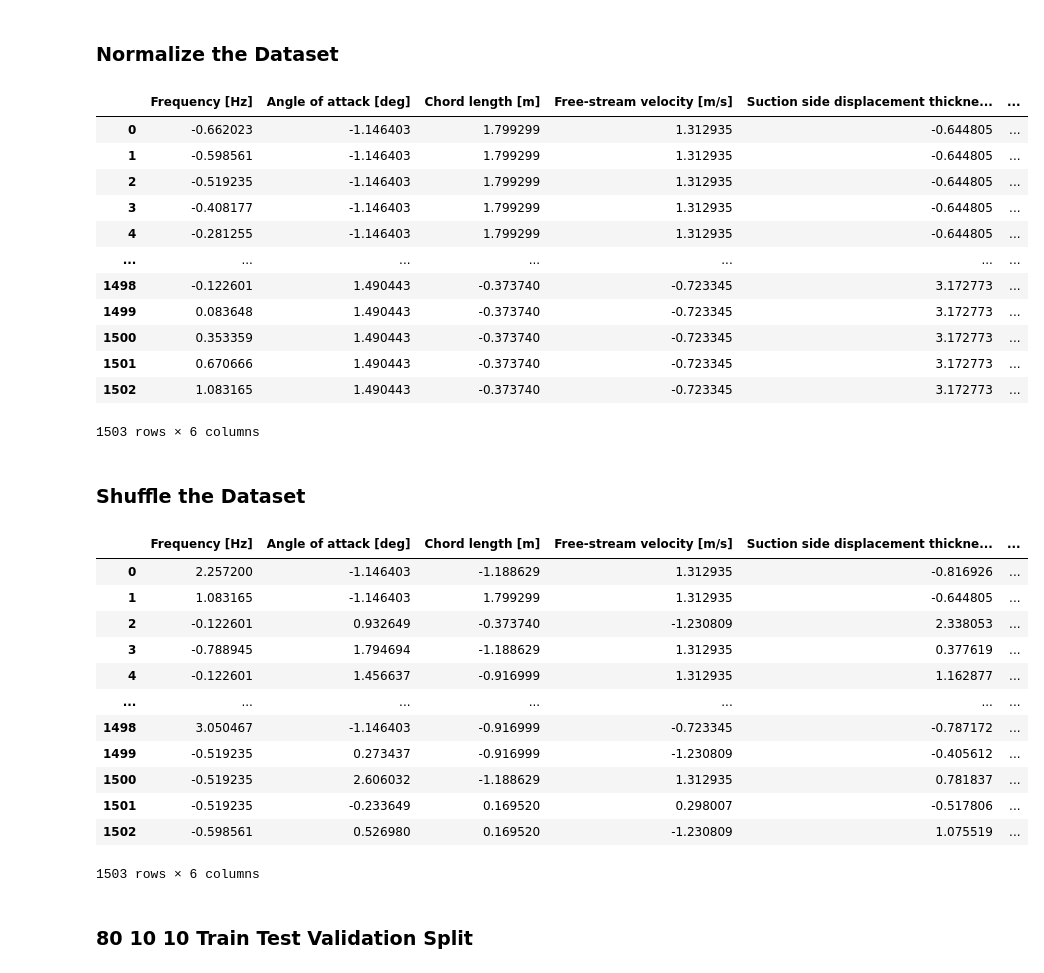
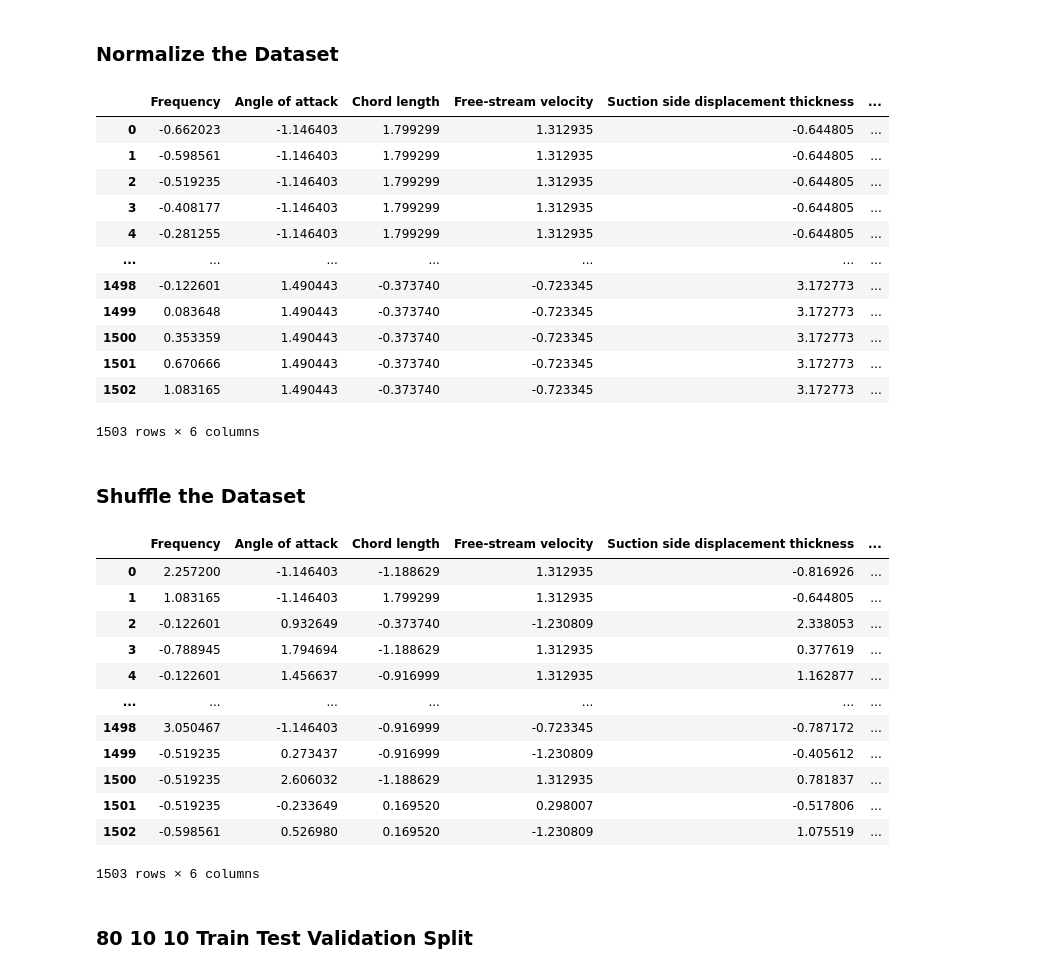
Before and after one commit to sjhpark/Airfoil-Self-Noise-Prediction, a Jupyter notebook: airfoil_noise_prediction.ipynb, the cells around one changed output. Drawn from its saved outputs; the diff is of its cells as text; code cells hidden in the pictures.

Commit message:
modified the headers of each column in dataframe

```diff
--- a/airfoil_noise_prediction.ipynb
+++ b/airfoil_noise_prediction.ipynb
@@ -99,25 +99,25 @@ dataset_df.head() # display first 5 rows
 # %%
 # normalize dataset
 feature1_norm = (dataset[:,0]-dataset[:,0].mean())/dataset[:,0].std()
 feature2_norm = (dataset[:,1]-dataset[:,1].mean())/dataset[:,1].std()
 feature3_norm = (dataset[:,2]-dataset[:,2].mean())/dataset[:,2].std()
 feature4_norm = (dataset[:,3]-dataset[:,3].mean())/dataset[:,3].std()
 feature5_norm = (dataset[:,4]-dataset[:,4].mean())/dataset[:,4].std()
 output_norm = (dataset[:,5]-dataset[:,5].mean())/dataset[:,5].std()
 dataset_norm = np.hstack([
                         feature1_norm.reshape(-1,1),
                         feature2_norm.reshape(-1,1),
                         feature3_norm.reshape(-1,1),
                         feature4_norm.reshape(-1,1),
                         feature5_norm.reshape(-1,1),
                         output_norm.reshape(-1,1)
                         ])
 
 dataset_norm_df = pd.DataFrame(dataset_norm)
-dataset_norm_df.columns = ["Frequency [Hz]", "Angle of attack [deg]", "Chord length [m]", "Free-stream velocity [m/s]", "Suction side displacement thickness [m]", "Scaled sound pressure level [dB]"]
+dataset_norm_df.columns = ["Frequency", "Angle of attack", "Chord length", "Free-stream velocity", "Suction side displacement thickness", "Scaled sound pressure level"]
 dataset_norm_df
 # %% [output]
-|  | Frequency [Hz] | Angle of attack [deg] | Chord length [m] | Free-stream velocity [m/s] | Suction side displacement thickne... | ... |
+|  | Frequency | Angle of attack | Chord length | Free-stream velocity | Suction side displacement thickness | ... |
 | 0 | -0.662023 | -1.146403 | 1.799299 | 1.312935 | -0.644805 | ... |
 | 1 | -0.598561 | -1.146403 | 1.799299 | 1.312935 | -0.644805 | ... |
 | 2 | -0.519235 | -1.146403 | 1.799299 | 1.312935 | -0.644805 | ... |
@@ -137,10 +137,10 @@ dataset_norm_shuffled = copy.deepcopy(dataset_norm)
 np.random.seed(0)
 np.random.shuffle(dataset_norm_shuffled) # shuffle
 dataset_norm_shuffled_df = pd.DataFrame(dataset_norm_shuffled)
-dataset_norm_shuffled_df.columns = ["Frequency [Hz]", "Angle of attack [deg]", "Chord length [m]", "Free-stream velocity [m/s]", "Suction side displacement thickness [m]", "Scaled sound pressure level [dB]"]
+dataset_norm_shuffled_df.columns = ["Frequency", "Angle of attack", "Chord length", "Free-stream velocity", "Suction side displacement thickness", "Scaled sound pressure level"]
 dataset_norm_shuffled_df
 # %% [output]
-|  | Frequency [Hz] | Angle of attack [deg] | Chord length [m] | Free-stream velocity [m/s] | Suction side displacement thickne... | ... |
+|  | Frequency | Angle of attack | Chord length | Free-stream velocity | Suction side displacement thickness | ... |
 | 0 | 2.257200 | -1.146403 | -1.188629 | 1.312935 | -0.816926 | ... |
 | 1 | 1.083165 | -1.146403 | 1.799299 | 1.312935 | -0.644805 | ... |
 | 2 | -0.122601 | 0.932649 | -0.373740 | -1.230809 | 2.338053 | ... |
```
Also changed, not shown: parts of 2 cells of this notebook.
